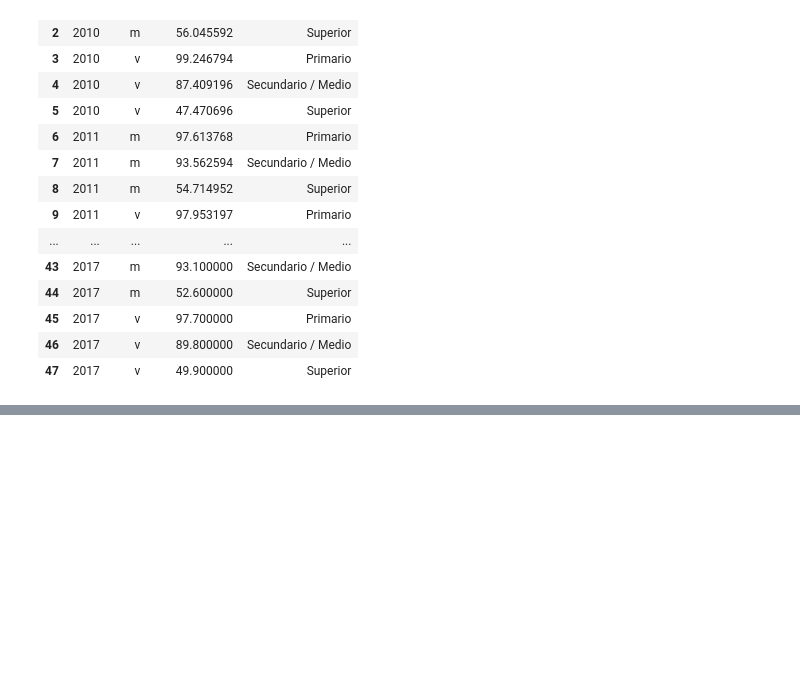
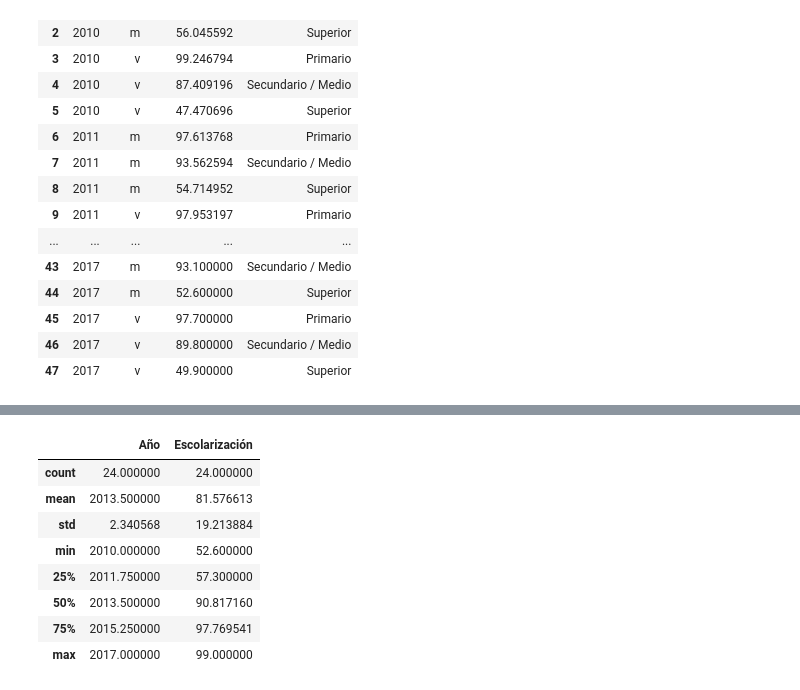
Before and after one commit to Belen-Ramos/Lenguajes, a Jupyter notebook: Dataframes - Escolaridad CABA.ipynb, the cells around one changed output, grey strips where cells are left out. Cells and saved outputs as stored; diff of their text form; code cells hidden in the pictures; blank space fills up the shorter version.

```diff
--- a/Dataframes - Escolaridad CABA.ipynb
+++ b/Dataframes - Escolaridad CABA.ipynb
@@ -29,6 +41,19 @@ datos
 # %%
 filtroM = datos.loc[datos['Sexo'] == 'm']
 filtroV = datos.loc[datos['Sexo'] == 'v']
+# %%
+filtroM.describe()
+#filtroV.describe()
+# %% [output]
+|  | Año | Escolarización |
+| count | 24.000000 | 24.000000 |
+| mean | 2013.500000 | 81.576613 |
+| std | 2.340568 | 19.213884 |
+| min | 2010.000000 | 52.600000 |
+| 25% | 2011.750000 | 57.300000 |
+| 50% | 2013.500000 | 90.817160 |
+| 75% | 2015.250000 | 97.769541 |
+| max | 2017.000000 | 99.000000 |
 # %%
 filtroMP = filtroM.loc[datos['Nivel'] == 'Primario']
 PromMP = filtroMP['Escolarización'].mean()
```
Also changed, not shown: parts of 3 cells of this notebook.
